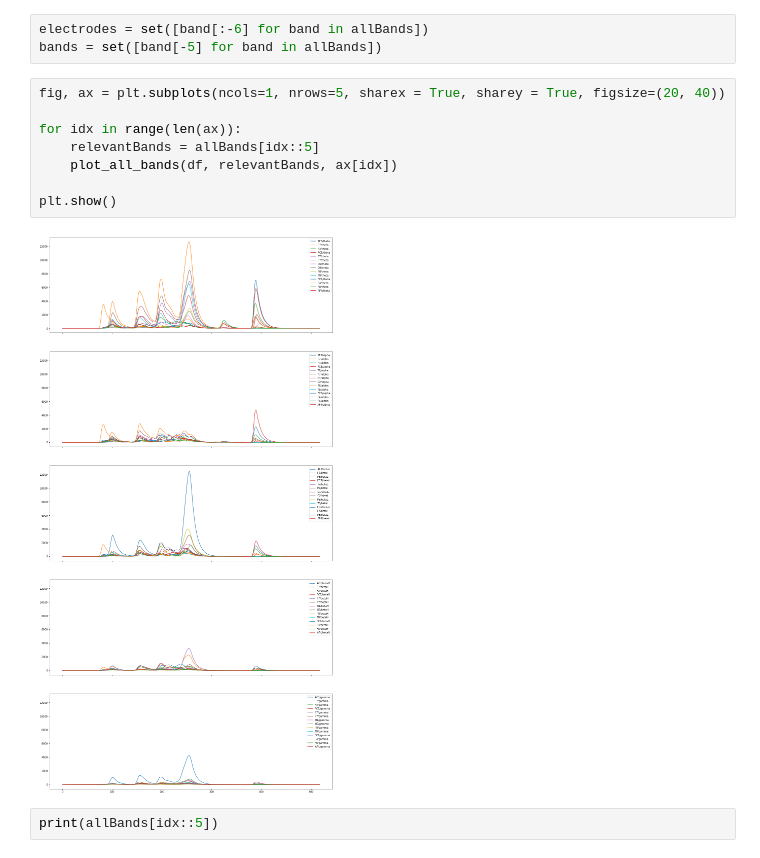
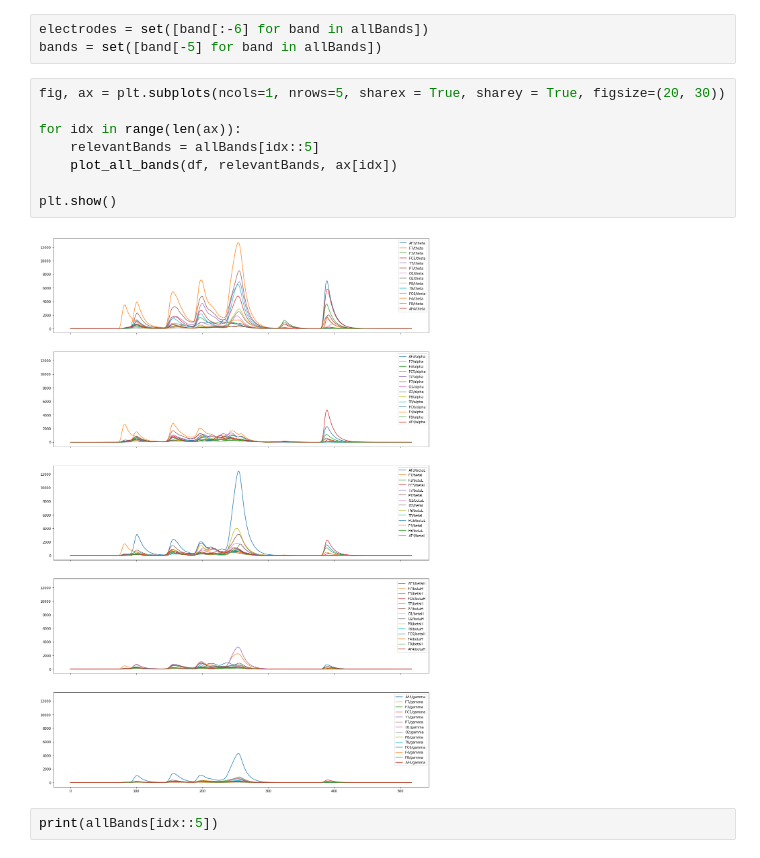
Before and after one commit to Hanssel36/Senior-Design-EEG, a Jupyter notebook: Initial_analysis.ipynb, the cells around one changed output. Saved outputs shown, nothing was run; the diff lists cells and outputs as text.

```diff
--- a/Initial_analysis.ipynb
+++ b/Initial_analysis.ipynb
@@ -134,15 +134,15 @@ len(allBands)
 electrodes = set([band[:-6] for band in allBands])
 bands = set([band[-5] for band in allBands])
 # %%
-fig, ax = plt.subplots(ncols=1, nrows=5, sharex = True, sharey = True, figsize=(20, 40))
+fig, ax = plt.subplots(ncols=1, nrows=5, sharex = True, sharey = True, figsize=(20, 30))
 
 for idx in range(len(ax)):
     relevantBands = allBands[idx::5]
     plot_all_bands(df, relevantBands, ax[idx])
 
 plt.show()
 # %% [output]
-[figure, old version]
+[figure, new version]
 # %%
 print(allBands[idx::5])
 # %% [output]
```
Also changed, not shown: parts of 3 cells of this notebook.
